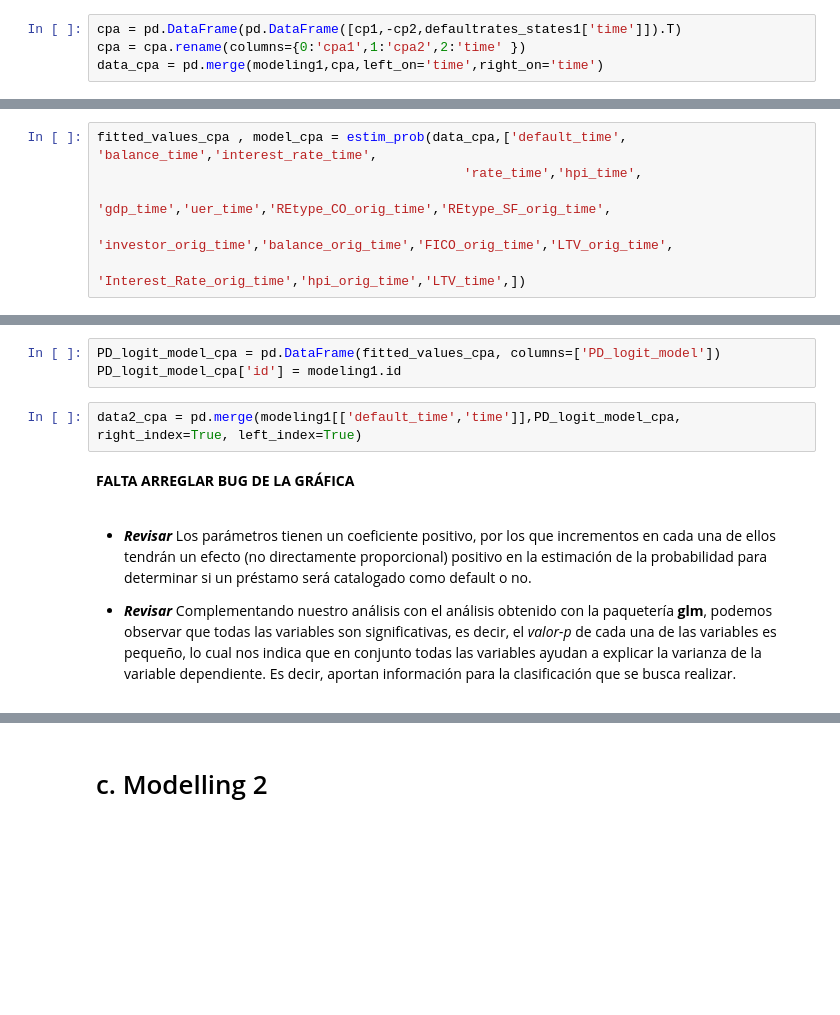
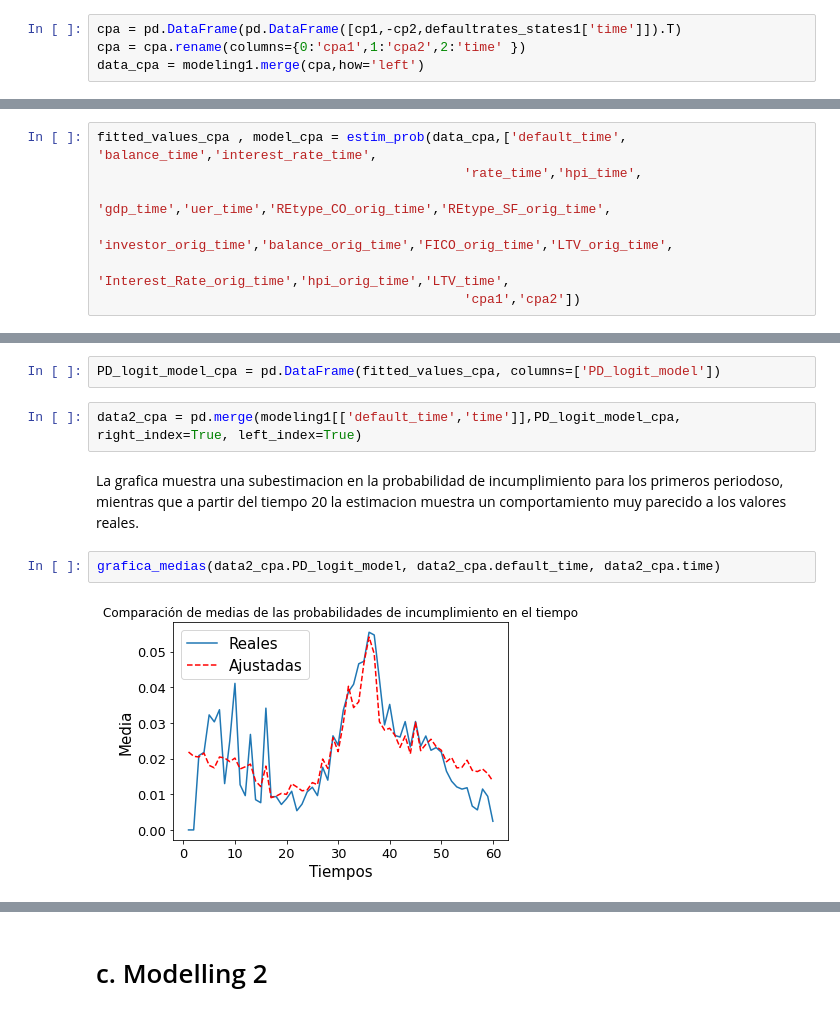
Before and after one commit to arenitss/Proyecto_Final_Analisis_Numerico_Computo_Cientifico, a Jupyter notebook: Reporte/Reporte.ipynb, the cells around one changed output, grey strips where cells are left out. Cells and saved outputs as stored; diff of their text form; blank space fills up the shorter version.

Commit message:
Resolucion issues reporte #7 #12
Resolucion de issues y presentacion de resultados mediante metodologia de Optimizacion

```diff
--- a/Reporte/Reporte.ipynb
+++ b/Reporte/Reporte.ipynb
@@ -641,4 +613,4 @@ plt.show
 # %%
 cpa = pd.DataFrame(pd.DataFrame([cp1,-cp2,defaultrates_states1['time']]).T)
 cpa = cpa.rename(columns={0:'cpa1',1:'cpa2',2:'time' })
-data_cpa = pd.merge(modeling1,cpa,left_on='time',right_on='time')
+data_cpa = modeling1.merge(cpa,how='left')
@@ -681,6 +623,7 @@ fitted_values_cpa , model_cpa = estim_prob(data_cpa,['default_time', 'balance_ti
                                                'rate_time','hpi_time',
                                                'gdp_time','uer_time','REtype_CO_orig_time','REtype_SF_orig_time',
                                                'investor_orig_time','balance_orig_time','FICO_orig_time','LTV_orig_time',
-                                               'Interest_Rate_orig_time','hpi_orig_time','LTV_time',])
+                                               'Interest_Rate_orig_time','hpi_orig_time','LTV_time',
+                                               'cpa1','cpa2'])
 # %% [output]
 62153
@@ -723,11 +665,10 @@ LTV_time                   -0.0031      0.002     -1.971      0.049      -0.006
 # %%
 PD_logit_model_cpa = pd.DataFrame(fitted_values_cpa, columns=['PD_logit_model'])
-PD_logit_model_cpa['id'] = modeling1.id
 # %%
 data2_cpa = pd.merge(modeling1[['default_time','time']],PD_logit_model_cpa, right_index=True, left_index=True)
-# %% [markdown]
-**FALTA ARREGLAR BUG DE LA GRÁFICA**
-# %% [markdown]
-* ***Revisar*** Los parámetros tienen un coeficiente positivo, por los que incrementos en cada una de ellos tendrán un efecto (no directamente proporcional) positivo en la estimación de la probabilidad para determinar si un préstamo será catalogado como default o no.
-
-* ***Revisar*** Complementando nuestro análisis con el análisis obtenido con la paquetería **glm**, podemos observar que todas las variables son significativas, es decir, el *valor-p* de cada una de las variables es pequeño, lo cual nos indica que en conjunto todas las variables ayudan a explicar la varianza de la variable dependiente. Es decir, aportan información para la clasificación que se busca realizar.
+# %% [markdown]
+La grafica muestra una subestimacion en la probabilidad de incumplimiento para los primeros periodoso, mientras que a partir del tiempo 20 la estimacion muestra un comportamiento muy parecido a los valores reales.
+# %%
+grafica_medias(data2_cpa.PD_logit_model, data2_cpa.default_time, data2_cpa.time)
+# %% [output]
+[figure, added]
```
Also changed, not shown: parts of 37 cells of this notebook.
